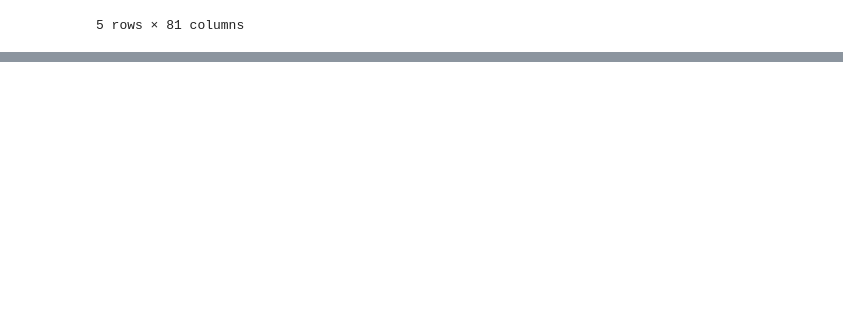
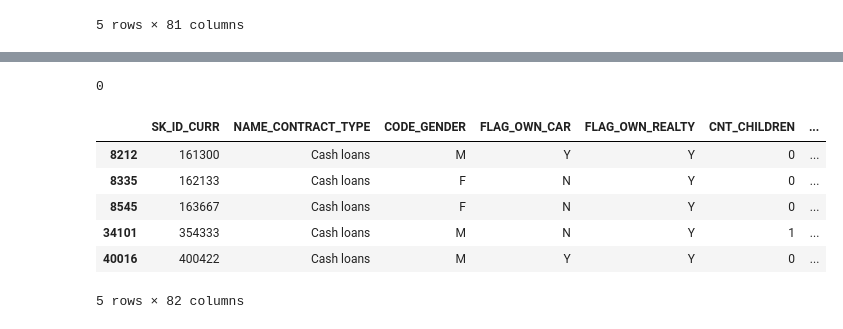
Before and after one commit to Saifansari-ai/Credit_risk_modeling, a Jupyter notebook: feature_eng.ipynb, the cells around one changed output, grey strips where cells are left out. Saved outputs shown, nothing was run; the diff lists cells and outputs as text; code cells hidden in the pictures; blank space fills up the shorter version.

Commit message:
Create Year Features

```diff
--- a/feature_eng.ipynb
+++ b/feature_eng.ipynb
@@ -619,0 +638,2 @@ train.head()
+# %%
+test['AGE_YEARS'] = test['DAYS_BIRTH']/-365
@@ -619,0 +656,8 @@ train.head()
+# %%
+# fill 0 on DAYS_EMPLOYED where value is 365243
+test['DAYS_EMPLOYED'].replace(365243,0,inplace=True)
+# %%
+# fill mean of DAYS_EMPLOYED where value is 0
+test['DAYS_EMPLOYED'].replace(0,test['DAYS_EMPLOYED'].mean(),inplace=True)
+# %%
+test['YEAR_EMPLOYED'] = test['DAYS_EMPLOYED']/-365
@@ -619,0 +680,14 @@ train.head()
+# %%
+test['DAYS_ID_PUBLISH'].max()
+# %% [output]
+0
+# %%
+test[test['DAYS_ID_PUBLISH'] == 0]
+# %% [output]
+|  | SK_ID_CURR | NAME_CONTRACT_TYPE | CODE_GENDER | FLAG_OWN_CAR | FLAG_OWN_REALTY | CNT_CHILDREN | ... |
+| 8212 | 161300 | Cash loans | M | Y | Y | 0 | ... |
+| 8335 | 162133 | Cash loans | F | N | Y | 0 | ... |
+| 8545 | 163667 | Cash loans | F | N | Y | 0 | ... |
+| 34101 | 354333 | Cash loans | M | N | Y | 1 | ... |
+| 40016 | 400422 | Cash loans | M | Y | Y | 0 | ... |
+5 rows × 82 columns
```
Also changed, not shown: parts of 54 cells of this notebook.
